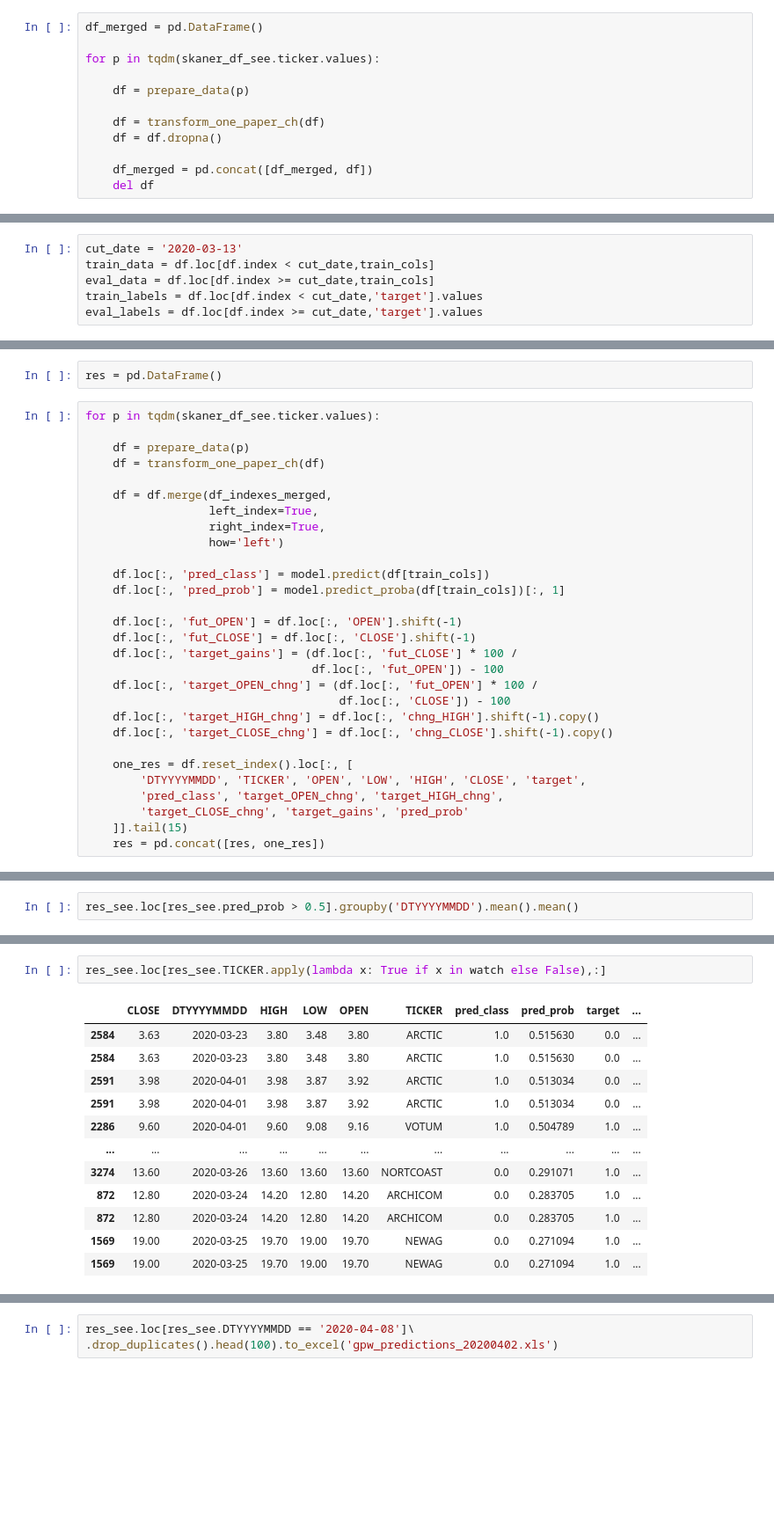
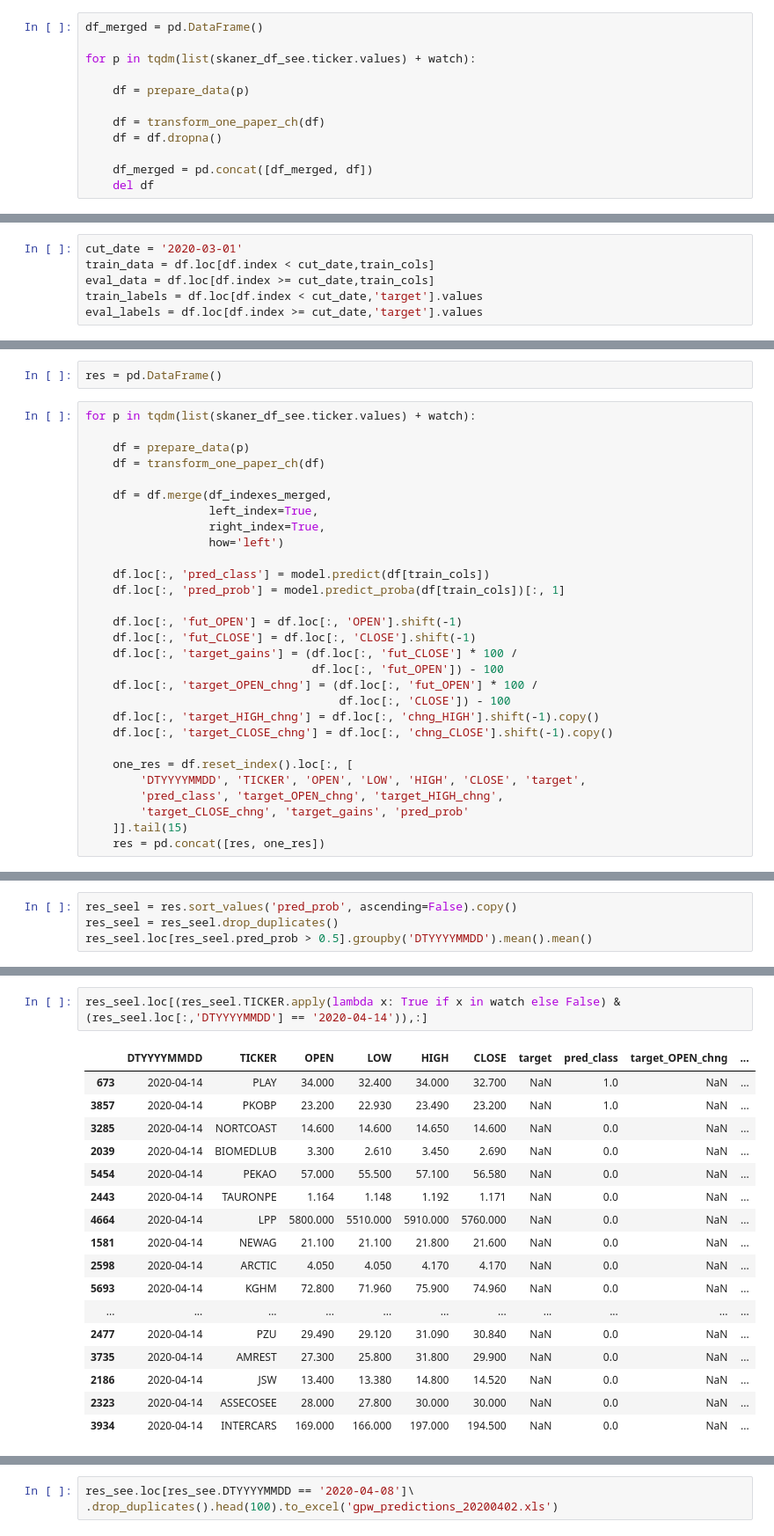
Before and after one commit to showeye/wse_analytics, a Jupyter notebook: bossa.ipynb, the cells around one changed output, grey strips where cells are left out. Shown at 88% size. Drawn from its saved outputs; the diff is of its cells as text; blank space fills up the shorter version.

```diff
--- a/bossa.ipynb
+++ b/bossa.ipynb
@@ -522,7 +502,7 @@ def transform_one_index(df):
 # %%
 df_merged = pd.DataFrame()
 
-for p in tqdm(skaner_df_see.ticker.values):
+for p in tqdm(list(skaner_df_see.ticker.values) + watch):
 
     df = prepare_data(p)
 
@@ -561,7 +541,7 @@ train_cols = train_cols + list(df_indexes_merged.columns)
 
 df = df_merged.copy()
 # %%
-cut_date = '2020-03-13'
+cut_date = '2020-03-01'
 train_data = df.loc[df.index < cut_date,train_cols]
 eval_data = df.loc[df.index >= cut_date,train_cols]
 train_labels = df.loc[df.index < cut_date,'target'].values
@@ -803,7 +759,7 @@ eval_data.groupby('pred_proba').mean()
 # %%
 res = pd.DataFrame()
 # %%
-for p in tqdm(skaner_df_see.ticker.values):
+for p in tqdm(list(skaner_df_see.ticker.values) + watch):
 
     df = prepare_data(p)
     df = transform_one_paper_ch(df)
@@ -840,3 +814,5 @@ res_see = res_see.drop_duplicates()
 # %%
-res_see.loc[res_see.pred_prob > 0.5].groupby('DTYYYYMMDD').mean().mean()
+res_seel = res.sort_values('pred_prob', ascending=False).copy()
+res_seel = res_seel.drop_duplicates()
+res_seel.loc[res_seel.pred_prob > 0.5].groupby('DTYYYYMMDD').mean().mean()
 # %% [output]
@@ -875,15 +851,20 @@ res_see.loc[(res_see.pred_prob > 0.5) & (res_see.loc[:,'DTYYYYMMDD'] == '2020-04
 # %%
-res_see.loc[res_see.TICKER.apply(lambda x: True if x in watch else False),:]
+res_seel.loc[(res_seel.TICKER.apply(lambda x: True if x in watch else False) & (res_seel.loc[:,'DTYYYYMMDD'] == '2020-04-14')),:]
 # %% [output]
-|  | CLOSE | DTYYYYMMDD | HIGH | LOW | OPEN | TICKER | pred_class | pred_prob | target | ... |
-| 2584 | 3.63 | 2020-03-23 | 3.80 | 3.48 | 3.80 | ARCTIC | 1.0 | 0.515630 | 0.0 | ... |
-| 2584 | 3.63 | 2020-03-23 | 3.80 | 3.48 | 3.80 | ARCTIC | 1.0 | 0.515630 | 0.0 | ... |
-| 2591 | 3.98 | 2020-04-01 | 3.98 | 3.87 | 3.92 | ARCTIC | 1.0 | 0.513034 | 0.0 | ... |
-| 2591 | 3.98 | 2020-04-01 | 3.98 | 3.87 | 3.92 | ARCTIC | 1.0 | 0.513034 | 0.0 | ... |
-| 2286 | 9.60 | 2020-04-01 | 9.60 | 9.08 | 9.16 | VOTUM | 1.0 | 0.504789 | 1.0 | ... |
+|  | DTYYYYMMDD | TICKER | OPEN | LOW | HIGH | CLOSE | target | pred_class | target_OPEN_chng | ... |
+| 673 | 2020-04-14 | PLAY | 34.000 | 32.400 | 34.000 | 32.700 | NaN | 1.0 | NaN | ... |
+| 3857 | 2020-04-14 | PKOBP | 23.200 | 22.930 | 23.490 | 23.200 | NaN | 1.0 | NaN | ... |
+| 3285 | 2020-04-14 | NORTCOAST | 14.600 | 14.600 | 14.650 | 14.600 | NaN | 0.0 | NaN | ... |
+| 2039 | 2020-04-14 | BIOMEDLUB | 3.300 | 2.610 | 3.450 | 2.690 | NaN | 0.0 | NaN | ... |
+| 5454 | 2020-04-14 | PEKAO | 57.000 | 55.500 | 57.100 | 56.580 | NaN | 0.0 | NaN | ... |
+| 2443 | 2020-04-14 | TAURONPE | 1.164 | 1.148 | 1.192 | 1.171 | NaN | 0.0 | NaN | ... |
+| 4664 | 2020-04-14 | LPP | 5800.000 | 5510.000 | 5910.000 | 5760.000 | NaN | 0.0 | NaN | ... |
+| 1581 | 2020-04-14 | NEWAG | 21.100 | 21.100 | 21.800 | 21.600 | NaN | 0.0 | NaN | ... |
+| 2598 | 2020-04-14 | ARCTIC | 4.050 | 4.050 | 4.170 | 4.170 | NaN | 0.0 | NaN | ... |
+| 5693 | 2020-04-14 | KGHM | 72.800 | 71.960 | 75.900 | 74.960 | NaN | 0.0 | NaN | ... |
 | ... | ... | ... | ... | ... | ... | ... | ... | ... | ... | ... |
-| 3274 | 13.60 | 2020-03-26 | 13.60 | 13.60 | 13.60 | NORTCOAST | 0.0 | 0.291071 | 1.0 | ... |
-| 872 | 12.80 | 2020-03-24 | 14.20 | 12.80 | 14.20 | ARCHICOM | 0.0 | 0.283705 | 1.0 | ... |
-| 872 | 12.80 | 2020-03-24 | 14.20 | 12.80 | 14.20 | ARCHICOM | 0.0 | 0.283705 | 1.0 | ... |
-| 1569 | 19.00 | 2020-03-25 | 19.70 | 19.00 | 19.70 | NEWAG | 0.0 | 0.271094 | 1.0 | ... |
-| 1569 | 19.00 | 2020-03-25 | 19.70 | 19.00 | 19.70 | NEWAG | 0.0 | 0.271094 | 1.0 | ... |
+| 2477 | 2020-04-14 | PZU | 29.490 | 29.120 | 31.090 | 30.840 | NaN | 0.0 | NaN | ... |
+| 3735 | 2020-04-14 | AMREST | 27.300 | 25.800 | 31.800 | 29.900 | NaN | 0.0 | NaN | ... |
+| 2186 | 2020-04-14 | JSW | 13.400 | 13.380 | 14.800 | 14.520 | NaN | 0.0 | NaN | ... |
+| 2323 | 2020-04-14 | ASSECOSEE | 28.000 | 27.800 | 30.000 | 30.000 | NaN | 0.0 | NaN | ... |
+| 3934 | 2020-04-14 | INTERCARS | 169.000 | 166.000 | 197.000 | 194.500 | NaN | 0.0 | NaN | ... |
```
Also changed, not shown: parts of 43 cells of this notebook.
